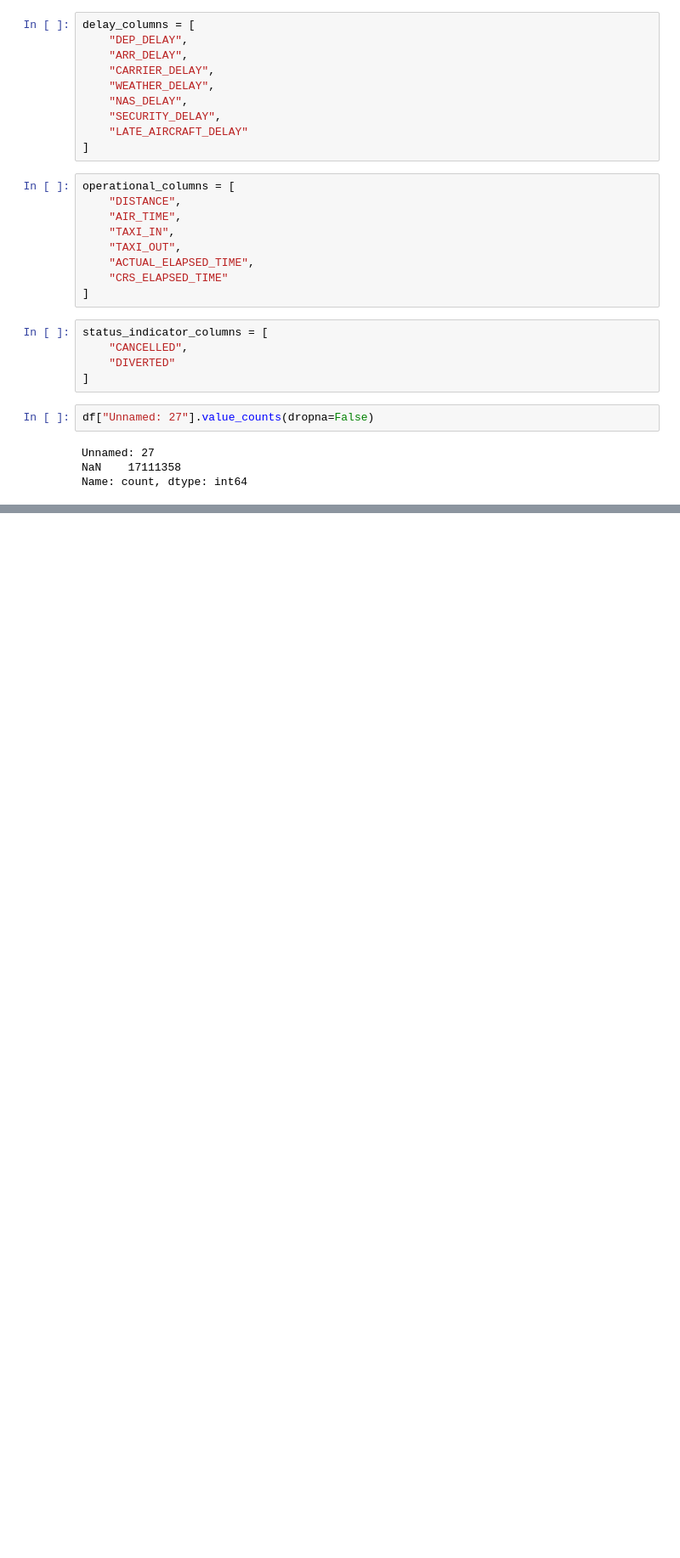
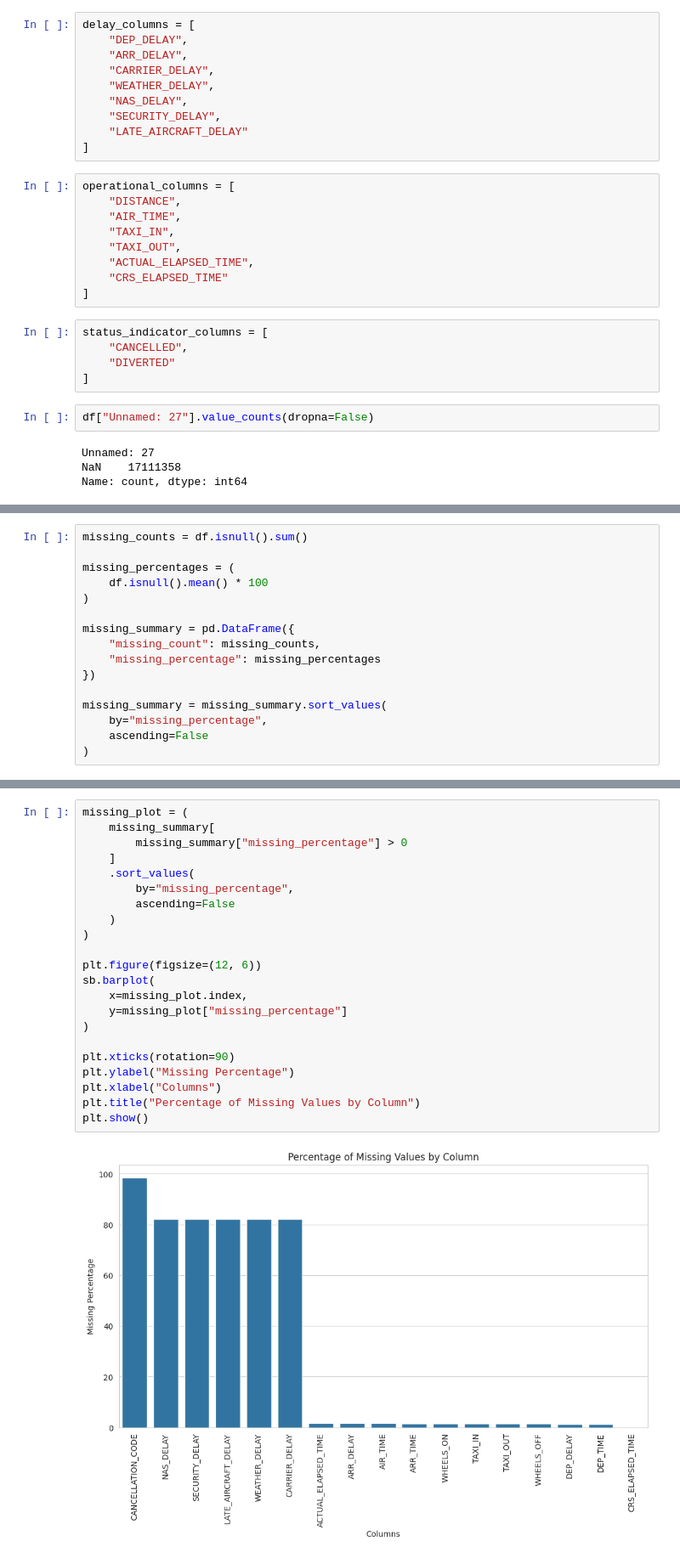
Before and after one commit to fermow/SBU-Data-Science-2026, a Jupyter notebook: Assignment_1/jupyter_notebooks/Untitled.ipynb, the cells around one changed output, grey strips where cells are left out. Shown at 85% size. Cells and saved outputs as stored; diff of their text form; blank space fills up the shorter version.

Commit message:
eda: analyze missing data patterns-validate delay reporting

```diff
--- a/Assignment_1/jupyter_notebooks/Untitled.ipynb
+++ b/Assignment_1/jupyter_notebooks/Untitled.ipynb
@@ -154,0 +163,16 @@ Name: count, dtype: int64
+# %%
+missing_counts = df.isnull().sum()
+
+missing_percentages = (
+    df.isnull().mean() * 100
+)
+
+missing_summary = pd.DataFrame({
+    "missing_count": missing_counts,
+    "missing_percentage": missing_percentages
+})
+
+missing_summary = missing_summary.sort_values(
+    by="missing_percentage",
+    ascending=False
+)
@@ -154,0 +202,24 @@ Name: count, dtype: int64
+# %%
+missing_plot = (
+    missing_summary[
+        missing_summary["missing_percentage"] > 0
+    ]
+    .sort_values(
+        by="missing_percentage",
+        ascending=False
+    )
+)
+
+plt.figure(figsize=(12, 6))
+sb.barplot(
+    x=missing_plot.index,
+    y=missing_plot["missing_percentage"]
+)
+
+plt.xticks(rotation=90)
+plt.ylabel("Missing Percentage")
+plt.xlabel("Columns")
+plt.title("Percentage of Missing Values by Column")
+plt.show()
+# %% [output]
+[figure, added]
```
Also changed, not shown: parts of 12 cells of this notebook.
